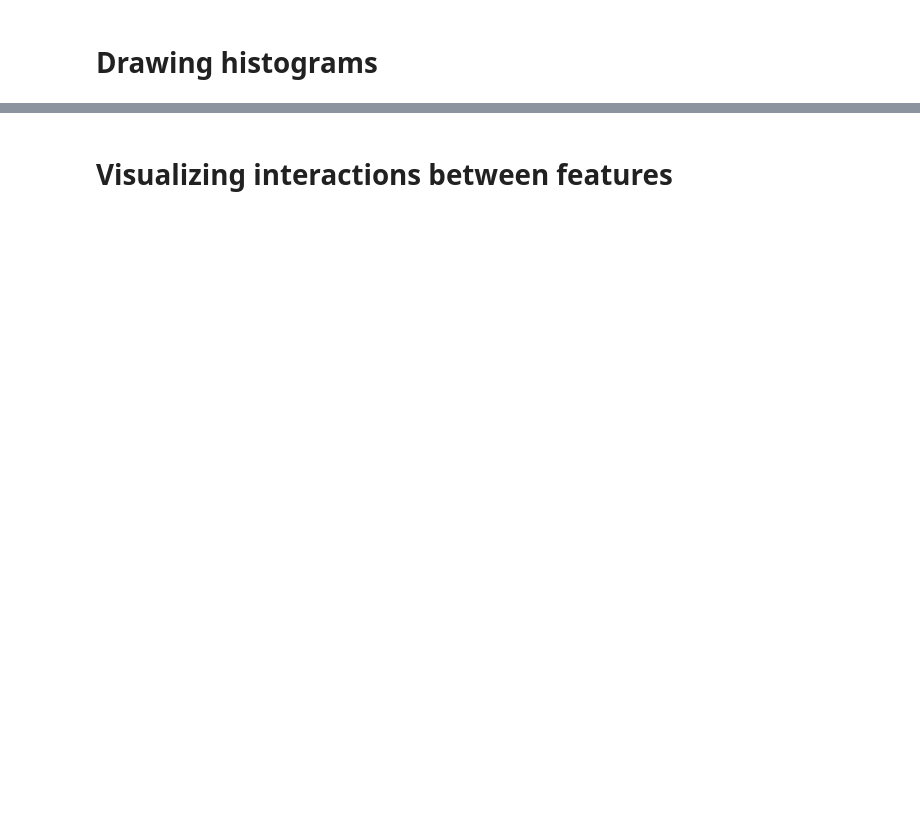
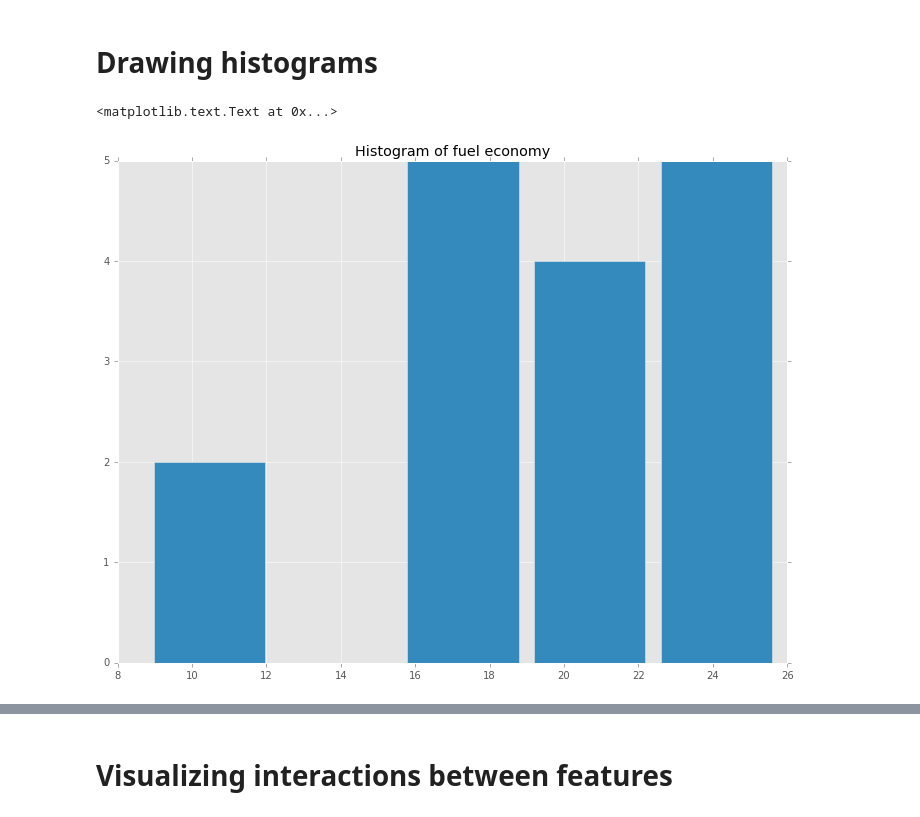
Before and after one commit to drabastomek/PySparkCookbook, a Jupyter notebook: Chapter04/4.Preparing data for modeling.ipynb, the cells around one changed output, grey strips where cells are left out. Drawn from its saved outputs; the diff is of its cells as text; code cells hidden in the pictures; blank space fills up the shorter version.

```diff
--- a/Chapter04/4.Preparing data for modeling.ipynb
+++ b/Chapter04/4.Preparing data for modeling.ipynb
@@ -360,0 +468,13 @@ with_outliers_flag.filter('FuelEconomy_o').select('Id', 'FuelEconomy').show()
+# %%
+%%local
+%matplotlib inline
+import matplotlib.pyplot as plt
+plt.style.use('ggplot')
+
+fig = plt.figure(figsize=(12,9))
+ax = fig.add_subplot(1, 1, 1)
+ax.bar(hist_MPG['bins'], hist_MPG['counts'], width=3)
+ax.set_title('Histogram of fuel economy')
+# %% [output]
+<matplotlib.text.Text at 0x...>
+[figure, added]
```
Also changed, not shown: parts of 15 cells of this notebook.
